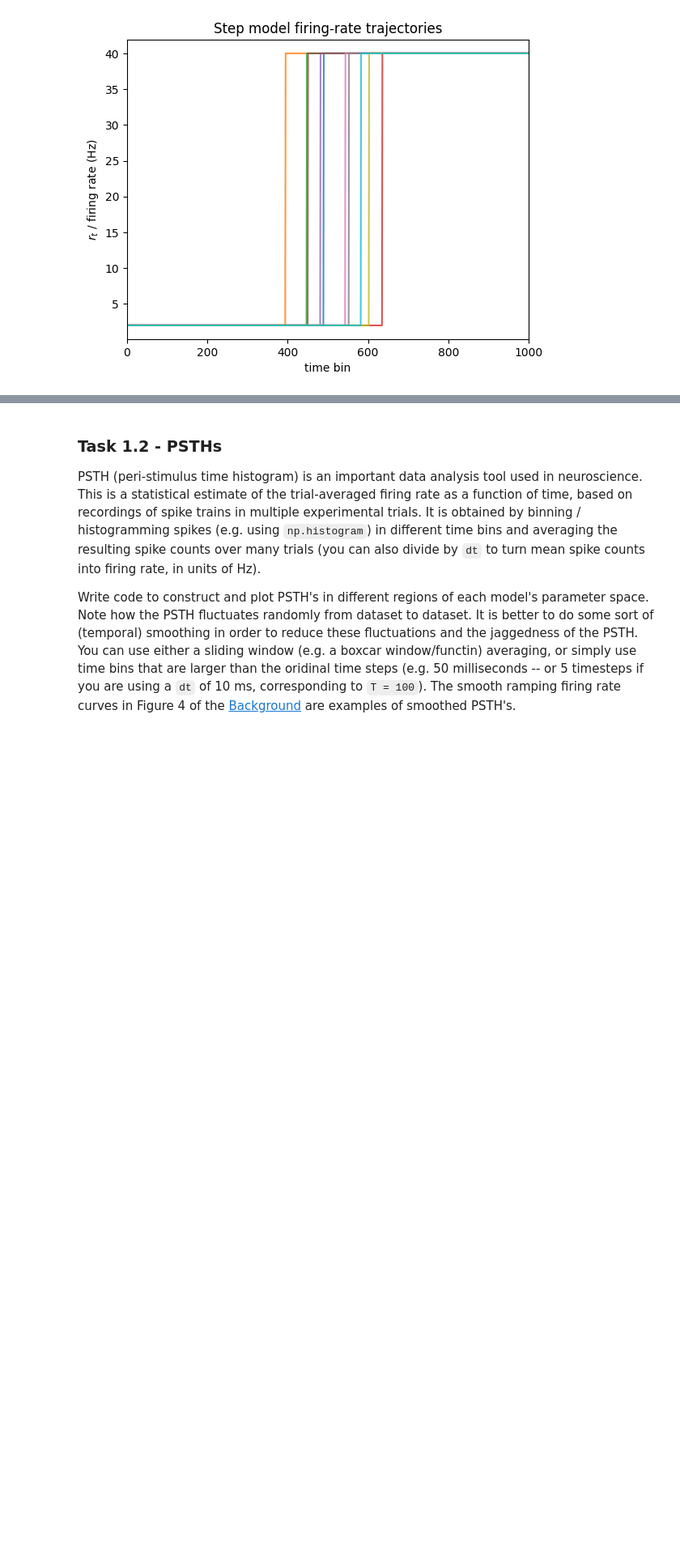
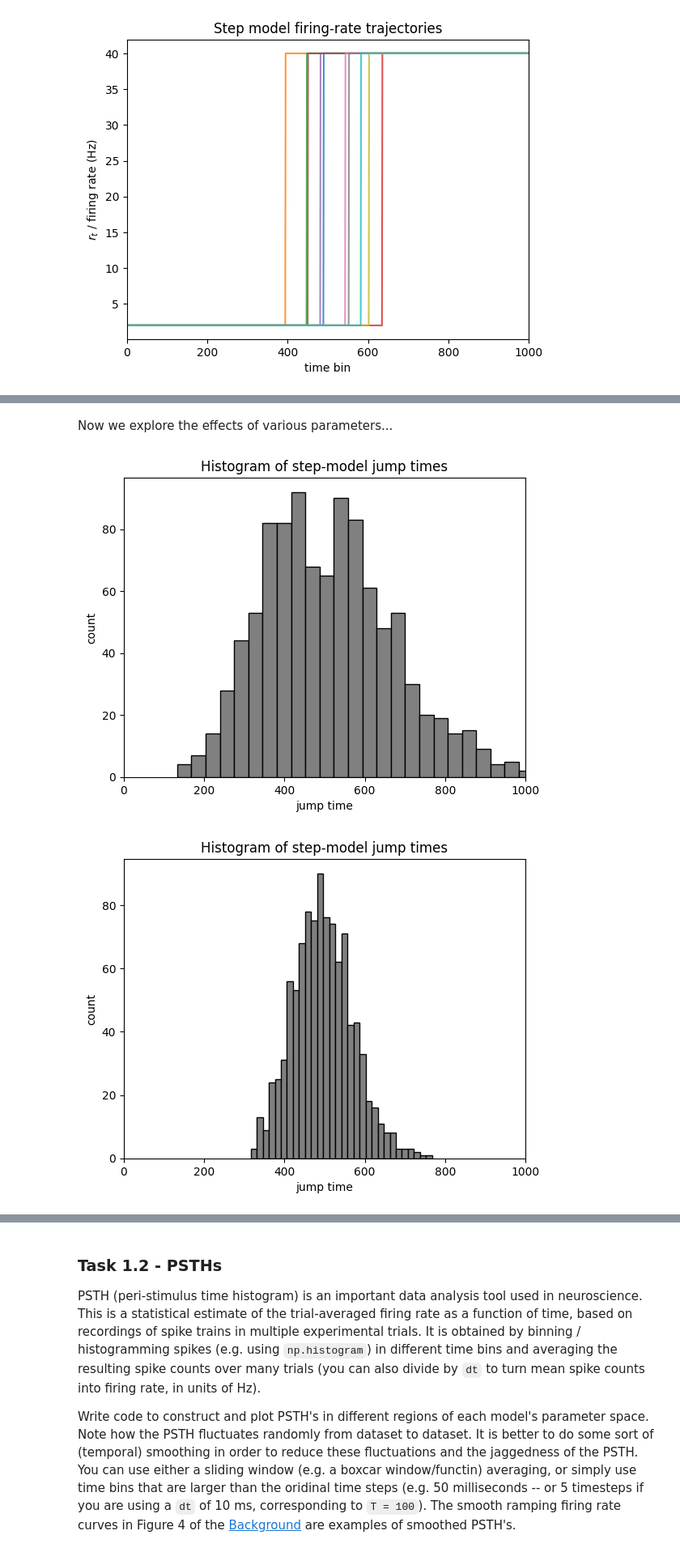
Before and after one commit to MYLO175/GG3-Mylo, a Jupyter notebook: GG3_project.ipynb, the cells around one changed output, grey strips where cells are left out. Shown at 81% size. Saved outputs shown, nothing was run; the diff lists cells and outputs as text; code cells hidden in the pictures; blank space fills up the shorter version.

```diff
--- a/GG3_project.ipynb
+++ b/GG3_project.ipynb
@@ -282,0 +310,16 @@ plot_rate_trajectories(rates, name="Ramp model")
+# %% [markdown]
+Now we explore the effects of various parameters...
+# %%
+#Comparison of different r for step-model
+
+for r in [10, 50, 100]:
+    step = StepModel(m=500, r=r, x0=0.05, Rh=40)
+    spikes, jumps, rates = step.simulate(Ntrials=1000, T=1000)
+
+    #plot_raster(spikes, jumps)
+    plot_jump_histogram(spikes, jumps)
+
+# Controls the variance of the jump time distribution
+# %% [output]
+[figure, added]
+[figure, added]
```
Also changed, not shown: parts of 8 cells of this notebook.
